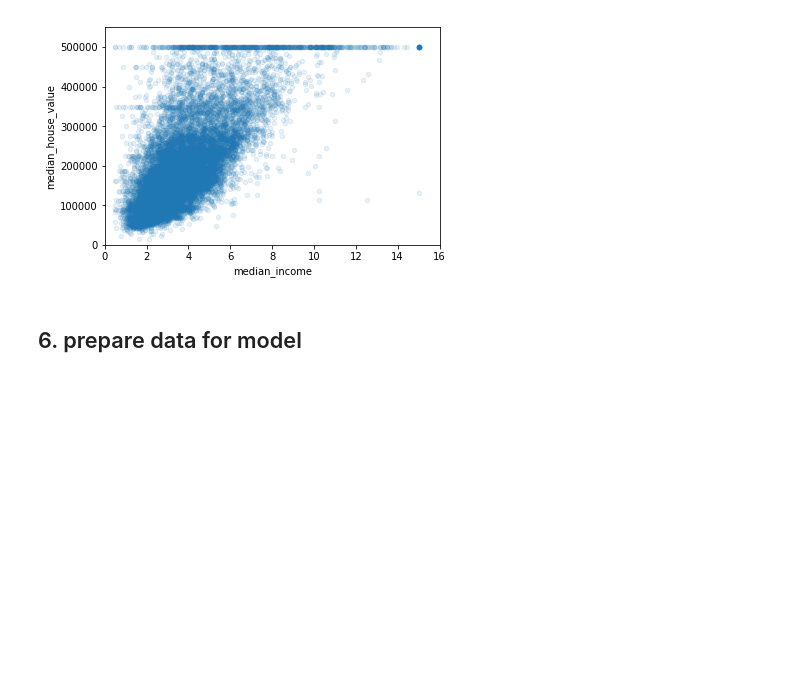
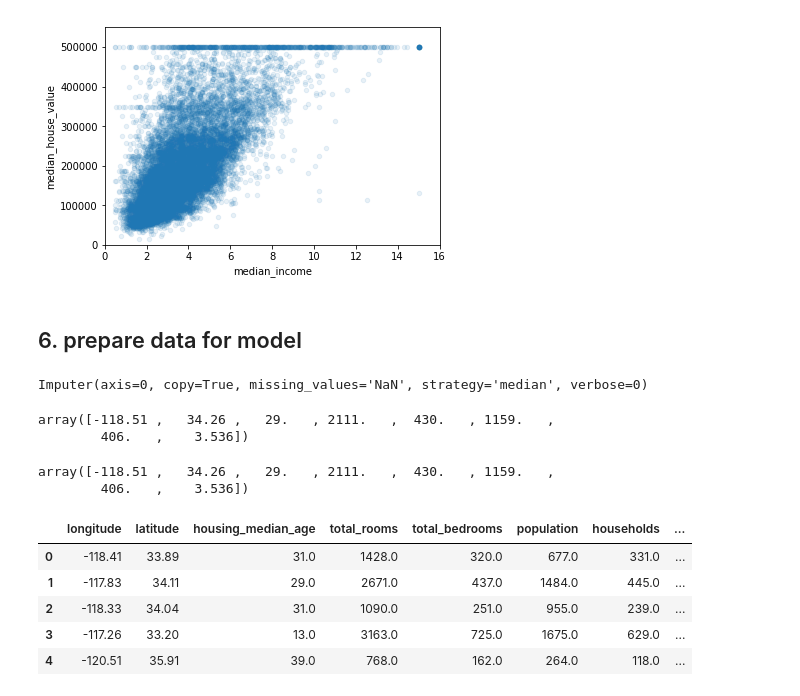
Before and after one commit to qiuweixuan/skilearn-study, a Jupyter notebook: house-price/house-price.ipynb, the cells around one changed output. Cells and saved outputs as stored; diff of their text form; code cells hidden in the pictures; blank space fills up the shorter version.

Commit message:
update house price

```diff
--- a/house-price/house-price.ipynb
+++ b/house-price/house-price.ipynb
@@ -331,0 +334,21 @@ housing_label = train_set["median_house_value"].copy()
+# %%
+#创建模型，选择参数
+imputer = Imputer(strategy = "median")
+#获取数值型属性
+#housing_num = housing_attributes.drop("ocean_proximity",axis = 1)
+housing_num = housing_attributes.select_dtypes(include=[np.number])
+#进行训练、学习
+imputer.fit(housing_num)
+# %% [output]
+Imputer(axis=0, copy=True, missing_values='NaN', strategy='median', verbose=0)
+# %%
+#输出均值
+housing_num.median().values
+# %% [output]
+array([-118.51 ,   34.26 ,   29.   , 2111.   ,  430.   , 1159.   ,
+        406.   ,    3.536])
+# %%
+imputer.statistics_
+# %% [output]
+array([-118.51 ,   34.26 ,   29.   , 2111.   ,  430.   , 1159.   ,
+        406.   ,    3.536])
@@ -331,0 +358,17 @@ housing_label = train_set["median_house_value"].copy()
+# %%
+#训练并处理
+fit_trans_housing_num = imputer.transform(housing_num)
+# %%
+#fit_trans_housing_num.head()
+#行 列 组装 numpy ndarrays
+housing_tr = pd.DataFrame(fit_trans_housing_num,
+                          columns = housing_num.columns)
+# %%
+housing_tr.head()
+# %% [output]
+|  | longitude | latitude | housing_median_age | total_rooms | total_bedrooms | population | households | ... |
+| 0 | -118.41 | 33.89 | 31.0 | 1428.0 | 320.0 | 677.0 | 331.0 | ... |
+| 1 | -117.83 | 34.11 | 29.0 | 2671.0 | 437.0 | 1484.0 | 445.0 | ... |
+| 2 | -118.33 | 34.04 | 31.0 | 1090.0 | 251.0 | 955.0 | 239.0 | ... |
+| 3 | -117.26 | 33.20 | 13.0 | 3163.0 | 725.0 | 1675.0 | 629.0 | ... |
+| 4 | -120.51 | 35.91 | 39.0 | 768.0 | 162.0 | 264.0 | 118.0 | ... |
```
Also changed, not shown: parts of 6 cells of this notebook.
